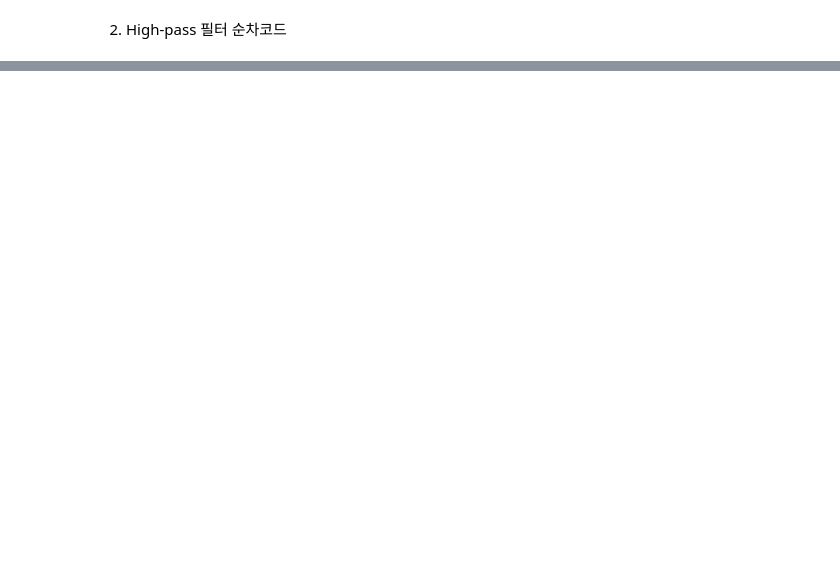
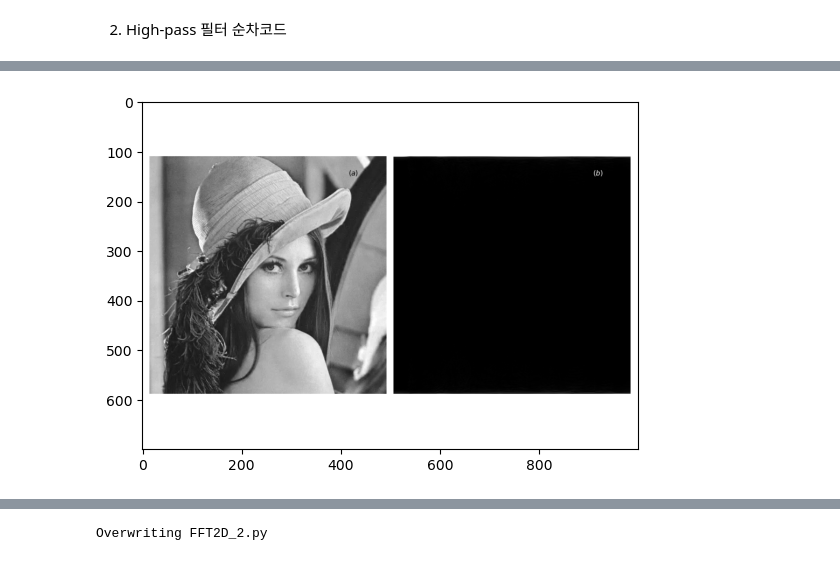
Before and after one commit to jihoonakang/MPI_python_notebook, a Jupyter notebook: 02_MPI_Python_Numerical_Examples/5_FFT.ipynb, the cells around one changed output, grey strips where cells are left out. Saved outputs shown, nothing was run; the diff lists cells and outputs as text; code cells hidden in the pictures; blank space fills up the shorter version.

```diff
--- a/02_MPI_Python_Numerical_Examples/5_FFT.ipynb
+++ b/02_MPI_Python_Numerical_Examples/5_FFT.ipynb
@@ -198,3 +212,11 @@ if rank == 0 :
+# %%
+import matplotlib.pyplot as plt
+import matplotlib.image as mpimg
+img = mpimg.imread('FFT2D.png')
+plt.imshow(img)
+plt.show()
+# %% [output]
+[figure, added]
 # %% [markdown]
 4. Data packing/unpacking
   - 여러번 호출되는 Allgather 함수를 한 번의 호출로 변경
@@ -202,7 +224,7 @@ if rank == 0 :
 
   <img src = "images/image23.png">
 # %%
-%%writefile FFT2D.py
+%%writefile FFT2D_2.py
 import matplotlib.pyplot as plt
 import numpy as np
 from mpi4py import MPI
@@ -233,12 +255,12 @@ chunk = int(lx/size)
 Hall2 = np.empty((size * ly, chunk), dtype = np.complex128)
 
 ##### 계산 범위 취합 방식 수정
-comm.Allgather # FIX ME
+comm.Allgather(H, Hall2) # FIX ME
 
 for i in range (ly) :
     for p in range (size) :
         # FIX ME
-        Hall[] = Hall2[]
+        Hall[i][p*chunk:p*chunk+chunk] = Hall2[i+p*ly][0:chunk]
 
 Hs = np.fft.fftshift(Hall)
 Ghgh = Hs.copy() * Fhgh
@@ -254,12 +276,12 @@ chunk = int(lx/size)
 Gall = np.empty((size * ly, chunk), dtype = np.complex128)
 
 ##### 계산 범위 취합 방식 수정
-comm.Allgather #FIX ME
+comm.Allgather(G, Gall) #FIX ME
 
 for i in range (ly) :
     for p in range (size) :
         # FIX ME
-        ghgh[] = Gall[]
+        ghgh[i][p*chunk:p*chunk+chunk] = Gall[i+p*ly][0:chunk]
 
 if rank == 0 :
     fig = plt.figure(1, figsize = (10, 7))
@@ -274,4 +296,7 @@ if rank == 0 :
     plt.text(430,40,r'$(b)$', color = 'w')
 
     plt.tight_layout()
+    plt.savefig('FFT2D_2.png')
     plt.show()
+# %% [output]
+Overwriting FFT2D_2.py
```
Also changed, not shown: parts of 11 cells of this notebook, 1 other file.
